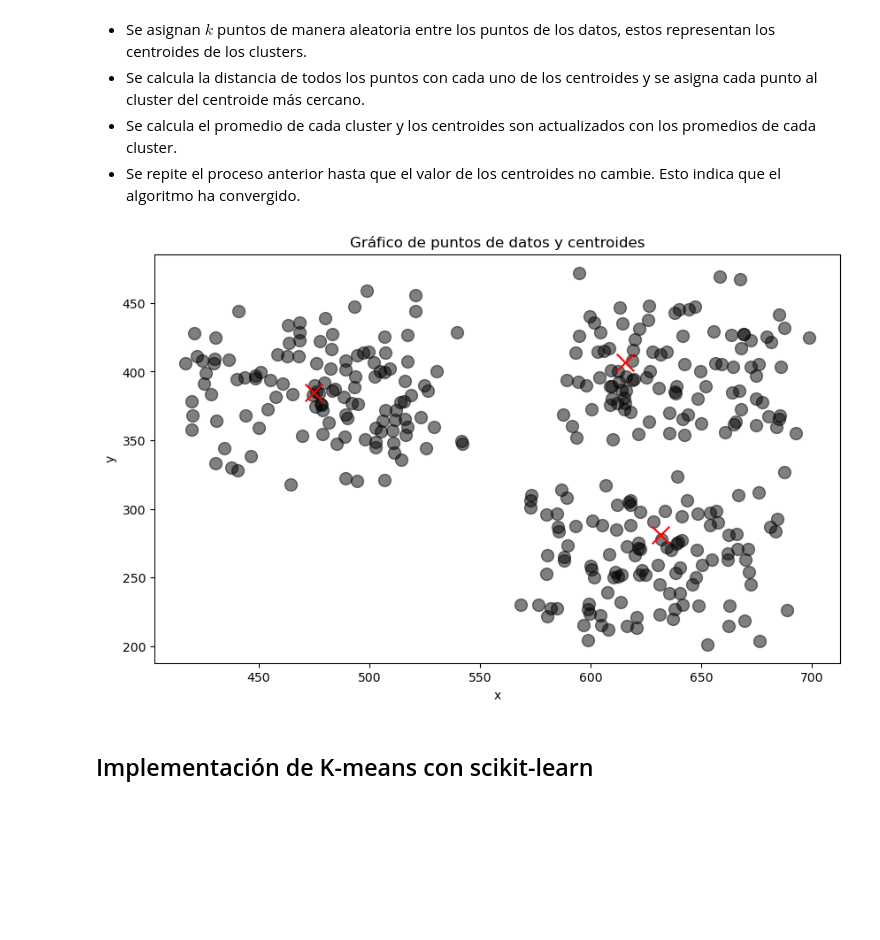
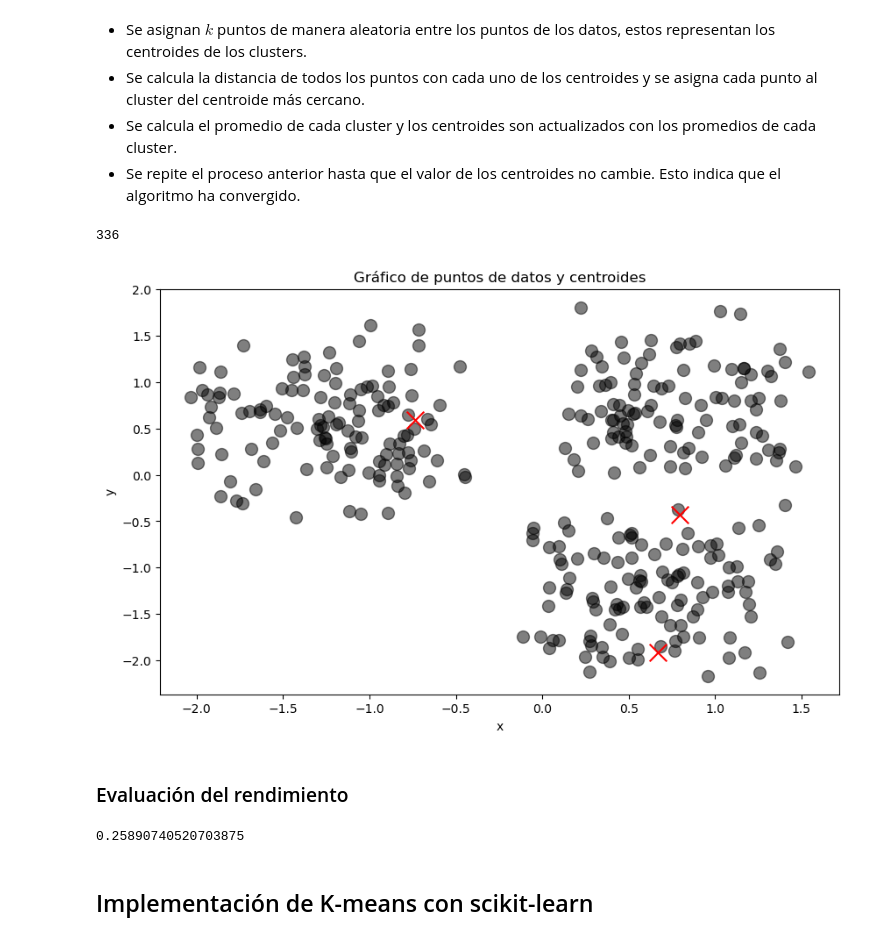
Before and after one commit to MonicaCabanas23/artificial-intelligence-course, a Jupyter notebook: Tareas/k-means-homework/Clustering_Homework.ipynb, the cells around one changed output. Drawn from its saved outputs; the diff is of its cells as text; code cells hidden in the pictures; blank space fills up the shorter version.

```diff
--- a/Tareas/k-means-homework/Clustering_Homework.ipynb
+++ b/Tareas/k-means-homework/Clustering_Homework.ipynb
@@ -67,18 +77,20 @@ Uno de los primeros pasos para ejecutar el algoritmo de K-means es inicializar l
 # %%
 K = 3
-centroids_df = data.sample(K)
+
+# Assigning random points to each centroid from the standarized data
+centroids_df = standarized_df.sample(K)
 centroids = np.array(centroids_df)
 # %%
 # Function to plot the data points of two features and the centroids
-def plot_data_centroids(feature1, feature2, centroids):
+def plot_data_centroids(data, centroids):
     plt.figure(figsize=(10, 6))
-    plt.scatter(data[feature1], data[feature2], s=100, c='black', alpha=0.5)
-    plt.scatter(centroids[feature1], centroids[feature2], c='red', s=200, marker='x')
+    plt.scatter(data[data.columns[0]], data[data.columns[1]], s=100, c='black', alpha=0.5)
+    plt.scatter(centroids[centroids.columns[0]], centroids[centroids.columns[1]], c='red', s=200, marker='x')
     plt.title('Gráfico de puntos de datos y centroides')
-    plt.xlabel(feature1)
-    plt.ylabel(feature2)
+    plt.xlabel(data.columns[0])
+    plt.ylabel(data.columns[1])
     plt.show()
 
 # Ploting the data points of two features and the centroids
-plot_data_centroids(data.columns[0], data.columns[1], centroids_df)
+plot_data_centroids(standarized_df, centroids_df)
 # %% [output]
@@ -113,25 +125,26 @@ Este consiste en lo siguiente:
 * Se calcula el promedio de cada cluster y los centroides son actualizados con los promedios de cada cluster.
 * Se repite el proceso anterior hasta que el valor de los centroides no cambie. Esto indica que el algoritmo ha convergido.
 # %%
-def kmeans_from_scratch(data, K, centroids, max_iters):
-    distances = np.zeros((data.shape[0], K))
-    cluster_assignments = np.zeros(data.shape[0], dtype=int)
-    new_centroids = np.zeros((K, data.shape[1]))
+def kmeans_from_scratch(X, K, centroids, max_iters):
+    print(len(X))
+    distances = np.zeros((len(X), K))
+    cluster_assignments = np.zeros(len(X), dtype=int)
+    new_centroids = np.zeros((K, len(X[0])))
     cluster_points = []
 
     for i in range(max_iters):
 
-        # Assigning the data points to the closest centroid
-        for i in range(data.shape[0]):
+        # Assigning the X points to the closest centroid
+        for i in range(len(X)):
             for j in range(K):
-                distances[i][j] = euclidean_distance(data.values[i], centroids[j])
+                distances[i][j] = euclidean_distance(X[i], centroids[j])
             cluster_assignments[i] = np.argmin(distances[i])
 
         # Creating clusters
         for i in range(K):
-            for j in range(data.shape[0]):
+            for j in range(len(X)):
                 if(cluster_assignments[j] == i):
-                    cluster_points.append(data.values[j])
+                    cluster_points.append(X[j])
             # Updating the centroids
             new_centroids[i] = np.array(cluster_points).mean(axis=0)
             cluster_points = []
@@ -141,16 +154,23 @@ def kmeans_from_scratch(data, K, centroids, max_iters):
         if(np.all(centroids == new_centroids)):
             break
 
-    return centroids
+    return centroids, cluster_assignments
 # %%
 # Applying the K-means algorithm
-centroids = kmeans_from_scratch(data, K, centroids, 100000)
+centroids, labels = kmeans_from_scratch(standarized_data, K, centroids, 100000)
 centroids_df = pd.DataFrame(centroids, columns=data.columns)
 
 # Ploting the data points of two features and the centroids
-plot_data_centroids(data.columns[0], data.columns[1], centroids_df)
+plot_data_centroids(standarized_df, centroids_df)
 # %% [output]
+336
-[figure, old version]
+[figure, new version]
+# %% [markdown]
+### Evaluación del rendimiento
+# %%
+metrics.silhouette_score(X, labels)
+# %% [output]
+0.25890740520703875
 # %% [markdown]
 ## Implementación de K-means con scikit-learn
 # %%
```
Also changed, not shown: parts of 9 cells of this notebook.
